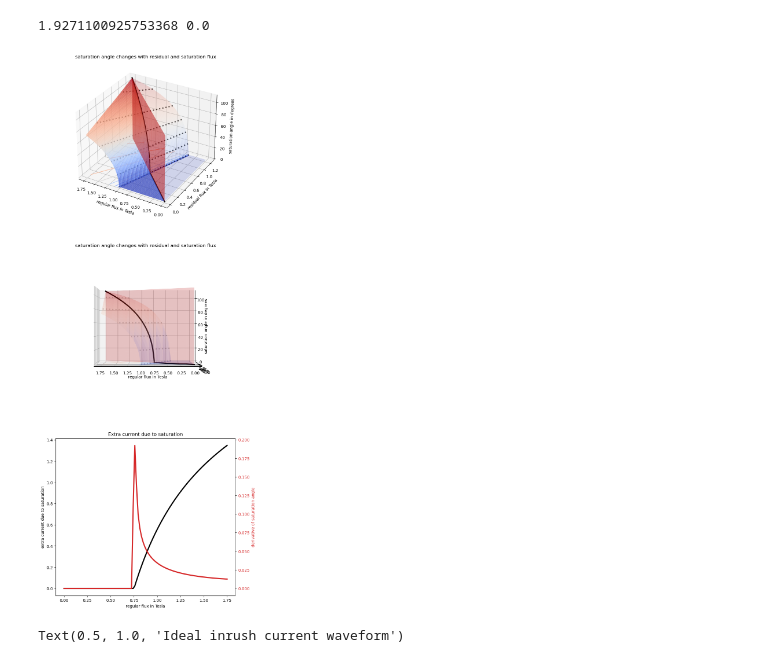
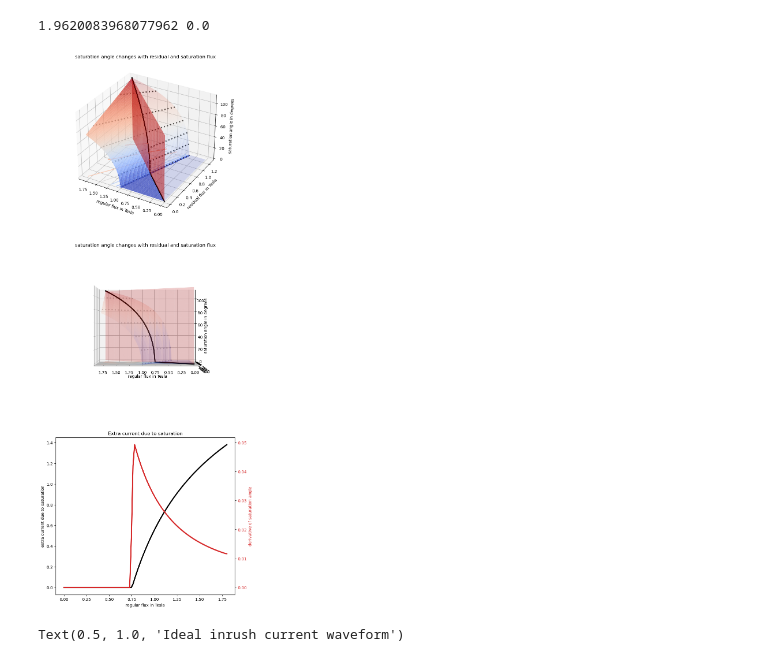
Before and after one commit to tabirako/electrical_scripts, a Jupyter notebook: base_angle_changes_with_residual_and_saturation_flux.ipynb, the cells around one changed output. Drawn from its saved outputs; the diff is of its cells as text; code cells hidden in the pictures.

```diff
--- a/base_angle_changes_with_residual_and_saturation_flux.ipynb
+++ b/base_angle_changes_with_residual_and_saturation_flux.ipynb
@@ -6,7 +9,7 @@ from matplotlib import ticker, colors
 
 n = 10
 residual_coef = 0.7 # 0.8 for cold-rolled steel, 0.6 for hot-rolled steel
-bmax = 1.75
+bmax = 1.8
 br = bmax * residual_coef
 bsat = 2.03
 
@@ -25,7 +28,7 @@ print(Z.max(), Z.min())
 #print(f(X, Y)[-1:])
 #print(f(X, Y)[:1])
 # %% [output]
-1.9271100925753368 0.0
+1.9620083968077962 0.0
 # %%
 # creating masks for the two regions
 mask_A = Y <= X * residual_coef
@@ -44,8 +47,6 @@ Y1 = X1*residual_coef  # assuming x = x = y*residual_coef plane
 X2 = np.linspace(0, bmax, 10*n)
 Y2 = X2*residual_coef  # x = y*residual_coef plane
 Z2 = f(b_regular=X2, b_residual=Y2)
-
-Z2_derivative = np.gradient(Z2)
 
 # plotting contour levels
 angle_levels = np.linspace(0, 180,10)
@@ -70,35 +71,39 @@ ax1.invert_xaxis()
 ax1.set_title("saturation angle changes with residual and saturation flux")
 
 ax2 = fig.add_subplot(312, projection='3d')
 ax2.plot(X2, Y2, Z2*180/np.pi, color='black', linewidth=3)
 ax2.contour(X, Y, Z*180/np.pi, zdir='z', offset=-1, cmap='coolwarm', alpha=0.2)
 ax2.contour(X, Y, Z*180/np.pi, alpha=0.2, linewidths=3, colors='black', linestyles='dotted', levels=angle_levels)
 ax2.plot_surface(X, Y, Z*180/np.pi, cmap='coolwarm', edgecolor='none', rstride=8, cstride=8, alpha=0.2)
 ax2.plot_surface(X1, Y1, Z1*180/np.pi, color='red', alpha=0.2)
 
 ax2.set_xlabel("regular flux in Tesla")
 #ax2.set_ylabel("residual flux in Tesla")
 ax2.set_zlabel("saturation angle in degrees")
 ax2.invert_xaxis()
 ax2.view_init(elev=0, azim=-90, roll=0)
 ax2.set_title("saturation angle changes with residual and saturation flux")
 
+# cos(x) = 1 - x^2/2! + x^4/4! - x^6/6! + ...
+# 1 - cos(x) = x^2/2! - x^4/4! + x^6/6! - ...
+# d(1 - cos(x))/dx = x - x^3/3! + x^5/5! - ... = sin(x)
+
 color = 'tab:blue'
 ax3 = fig.add_subplot(313)
 ax3.plot(X2, 1-np.cos(Z2), color='black', linewidth=3)
 ax3.set_xlabel("regular flux in Tesla")
 ax3.set_ylabel("extra current due to saturation")
 ax3.set_title("Extra current due to saturation")
 
 ax4 = ax3.twinx()
 color = 'tab:red'
 ax4.set_ylabel("derivative of saturation angle", color=color)
-ax4.plot(X2, Z2_derivative, color=color, linewidth=3)
+ax4.plot(X2, np.gradient(1-np.cos(Z2)), color=color, linewidth=3)
 ax4.tick_params(axis='y', labelcolor=color)
 
 plt.show()
 # %% [output]
-[figure, old version]
+[figure, new version]
 # %%
 alpha = 2*np.pi/4
 def ideal_inrush_current(x):
```
Also changed, not shown: parts of 1 cell of this notebook.
